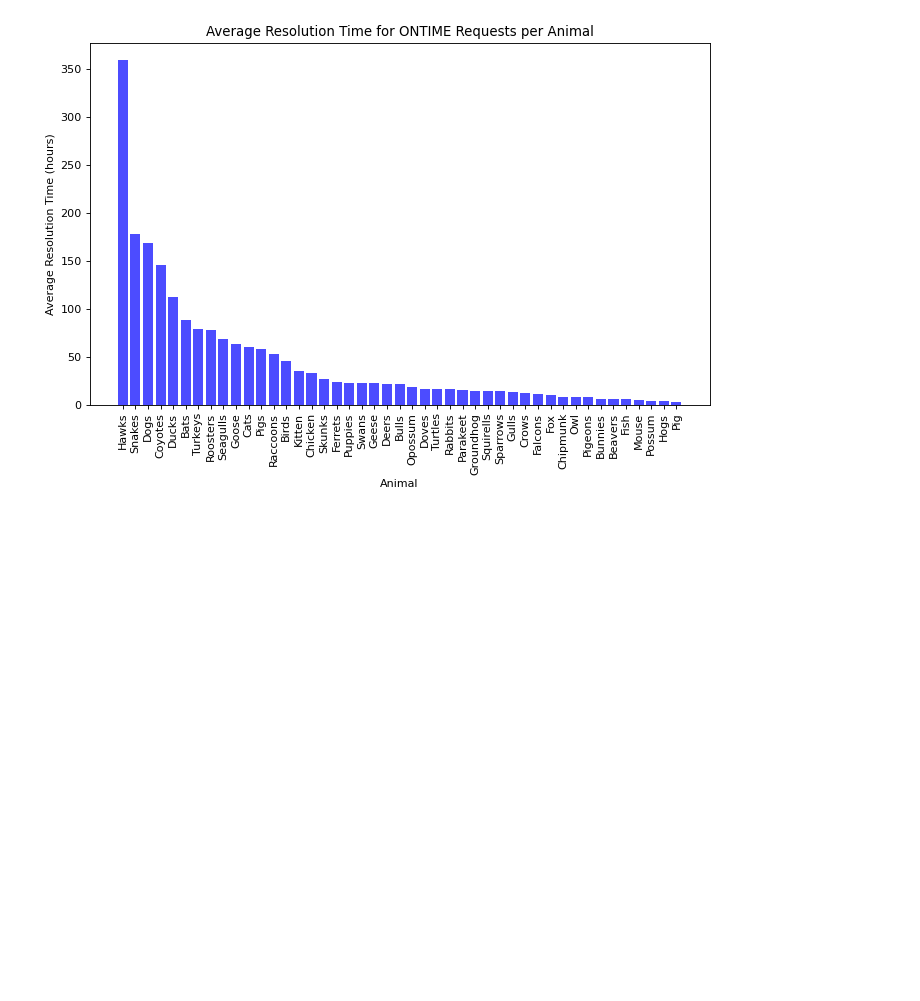
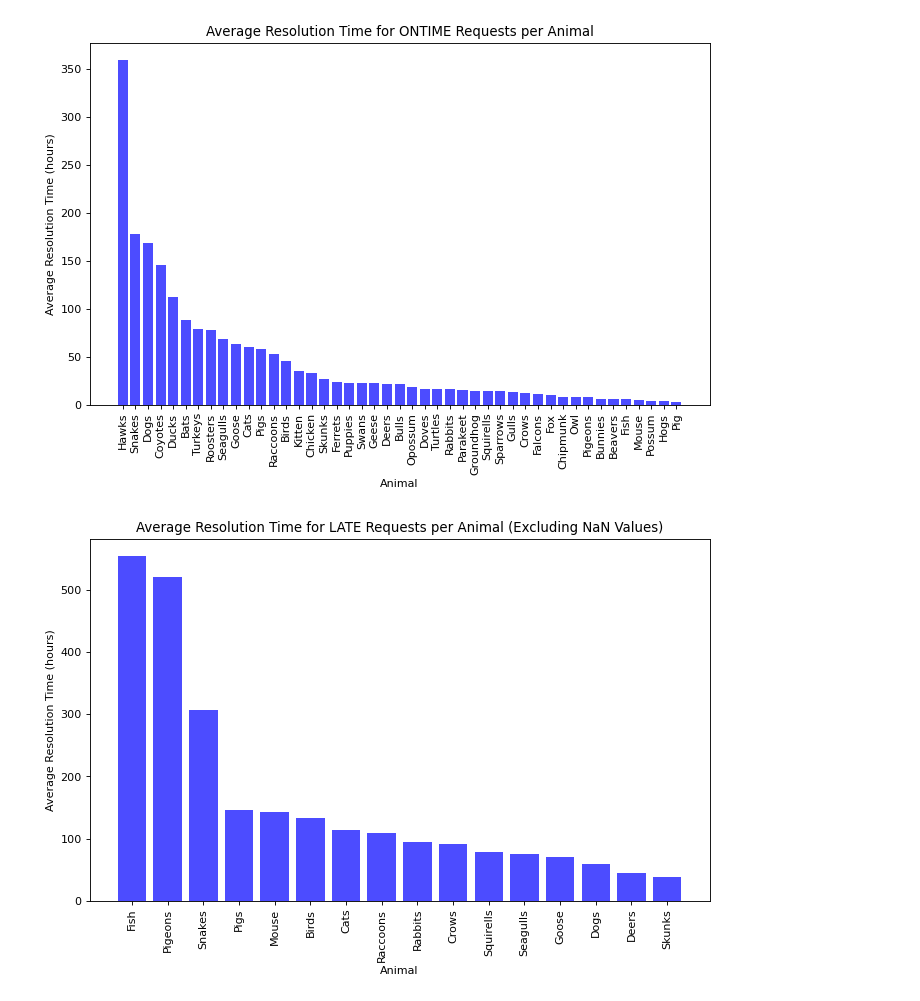
Before and after one commit to BU-Spark/ds-boston-311-animal-reports, a Jupyter notebook: sp24-team-d/Mid-Semester.ipynb, the cells around one changed output. Saved outputs shown, nothing was run; the diff lists cells and outputs as text; code cells hidden in the pictures; blank space fills up the shorter version.

Commit message:
Minor updates on Avg response time

```diff
--- a/sp24-team-d/Mid-Semester.ipynb
+++ b/sp24-team-d/Mid-Semester.ipynb
@@ -153,23 +155,23 @@ plt.show()
 # %% [output]
 [figure]
 # %%
-# do the same but only for neighborhoods with more than 2000 requests
-requests_per_neighborhood = df_neighborhood['neighborhood'].value_counts()
-neighborhoods = requests_per_neighborhood[requests_per_neighborhood > 2000].index
-df_neighborhood = df_neighborhood[df_neighborhood['neighborhood'].isin(neighborhoods)]
-requests_per_neighborhood_animal = df_neighborhood.groupby(['neighborhood', 'animal']).size().unstack(fill_value=0)
+# # do the same but only for neighborhoods with more than 2000 requests
+# requests_per_neighborhood = df_neighborhood['neighborhood'].value_counts()
+# neighborhoods = requests_per_neighborhood[requests_per_neighborhood > 2000].index
+# df_neighborhood = df_neighborhood[df_neighborhood['neighborhood'].isin(neighborhoods)]
+# requests_per_neighborhood_animal = df_neighborhood.groupby(['neighborhood', 'animal']).size().unstack(fill_value=0)
 
-plt.figure(figsize=(10, 6), dpi=80)
-plt.imshow(np.log(requests_per_neighborhood_animal + 1), aspect='auto', cmap='coolwarm')
-plt.xlabel('Animal')
-plt.ylabel('Neighborhood')
-plt.title('Log of Number of Requests per Neighborhood and Animal')
-plt.xticks(range(len(requests_per_neighborhood_animal.columns)), requests_per_neighborhood_animal.columns, rotation=90)
-plt.yticks(range(len(requests_per_neighborhood_animal.index)), requests_per_neighborhood_animal.index)
-plt.colorbar(label='Log of Number of Requests')
+# plt.figure(figsize=(10, 6), dpi=80)
+# plt.imshow(np.log(requests_per_neighborhood_animal + 1), aspect='auto', cmap='coolwarm')
+# plt.xlabel('Animal')
+# plt.ylabel('Neighborhood')
+# plt.title('Log of Number of Requests per Neighborhood and Animal')
+# plt.xticks(range(len(requests_per_neighborhood_animal.columns)), requests_per_neighborhood_animal.columns, rotation=90)
+# plt.yticks(range(len(requests_per_neighborhood_animal.index)), requests_per_neighborhood_animal.index)
+# plt.colorbar(label='Log of Number of Requests')
 
-for i, neighborhood in enumerate(requests_per_neighborhood_animal.index):
-    most_requests = requests_per_neighborhood_animal.loc[neighborhood].idxmax()
-    plt.text(len(requests_per_neighborhood_animal.columns) +1, i, most_requests, ha='center', va='center', color='black')
+# for i, neighborhood in enumerate(requests_per_neighborhood_animal.index):
+#     most_requests = requests_per_neighborhood_animal.loc[neighborhood].idxmax()
+#     plt.text(len(requests_per_neighborhood_animal.columns) +1, i, most_requests, ha='center', va='center', color='black')
 
-plt.show()
+# plt.show()
@@ -318,3 +320,15 @@ plt.xticks(rotation=90)
 plt.show()
 # %% [output]
 [figure]
+# %%
+# for each animal, print the average resolution time for LATE requests if the time is not nan or ' '
+avg_resolution_time_late_animal = df_neighborhood.groupby('animal')['resolution_hours_late'].mean().dropna().sort_values(ascending=False)
+plt.figure(figsize=(10, 6), dpi=80)
+plt.bar(avg_resolution_time_late_animal.index, avg_resolution_time_late_animal.values, color='b', alpha=0.7)
+plt.xlabel('Animal')
+plt.ylabel('Average Resolution Time (hours)')
+plt.title('Average Resolution Time for LATE Requests per Animal (Excluding NaN Values)')
+plt.xticks(rotation=90)
+plt.show()
+# %% [output]
+[figure, added]
```
Also changed, not shown: parts of 4 cells of this notebook, 1 other file.
